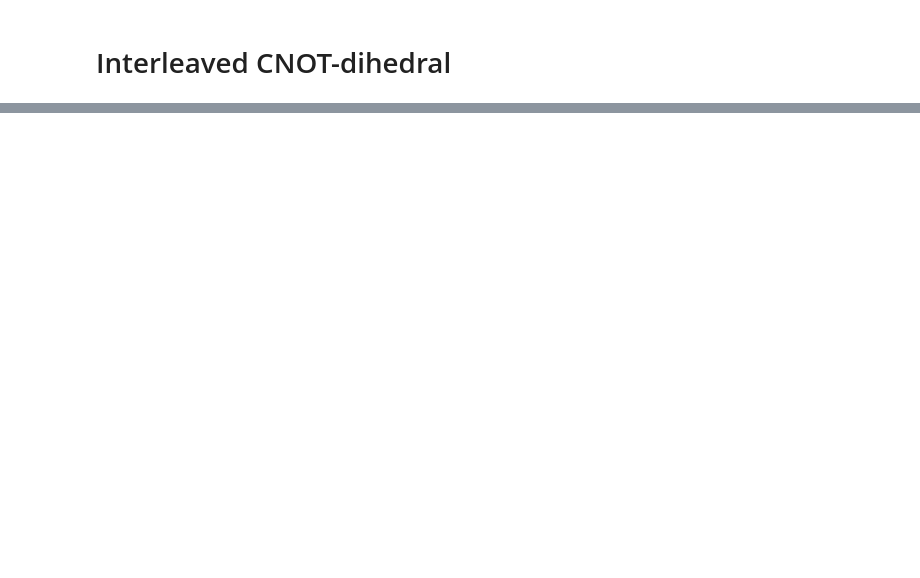
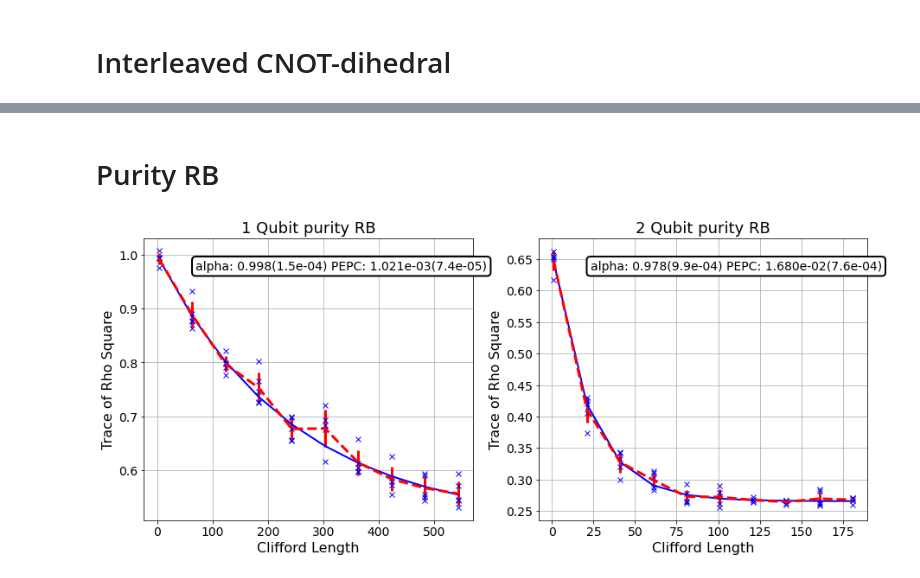
Before and after one commit to qiskit-community/qiskit-ignis, a Jupyter notebook: qiskit/ignis/verification/randomized_benchmarking/experiments/randomized_benchmarking.ipynb, the cells around one changed output, grey strips where cells are left out. Drawn from its saved outputs; the diff is of its cells as text; code cells hidden in the pictures; blank space fills up the shorter version.

Commit message:
Added Purity RB analysis

```diff
--- a/qiskit/ignis/verification/randomized_benchmarking/experiments/randomized_benchmarking.ipynb
+++ b/qiskit/ignis/verification/randomized_benchmarking/experiments/randomized_benchmarking.ipynb
@@ -446,3 +439,30 @@ plt.show()
+# %% [markdown]
+# Purity RB
+# %%
+noise_model = NoiseModel()
+p1Q = 0.002
+p2Q = 0.01
+noise_model.add_all_qubit_quantum_error(depolarizing_error(p2Q, 2), 'cx')
+noise_model.add_all_qubit_quantum_error(depolarizing_error(p1Q, 1), 'u2')
+noise_model.add_all_qubit_quantum_error(depolarizing_error(2*p1Q, 1), 'u3')
+
+exp1 = PurityRBExperiment(nseeds=5, qubits=[1], lengths=[x*3 for x in nCliffs])
+exp02 = PurityRBExperiment(nseeds=5, qubits=[0,2], lengths=nCliffs)
+
+exp1_result = exp1.run(backend, noise_model=noise_model, shots=shots)
+exp02_result = exp02.run(backend, noise_model=noise_model, shots=shots)
+# %%
+plt.figure(figsize=(15, 6))
+results = [exp1_result, exp02_result]
+for i in range(2):
+    ax = plt.subplot(1, 2, i+1)
+    results[i].plot(ax=ax, add_label=True, show_plt=False)
+    # Add title and label
+    ax.set_title('%d Qubit purity RB'%(results[i].num_qubits()), fontsize=18)
+
+plt.show()
+# %% [output]
+[figure, added]
 # %%
 import qiskit.tools.jupyter
 %qiskit_version_table
```
Also changed, not shown: parts of 15 cells of this notebook, 4 other files.
